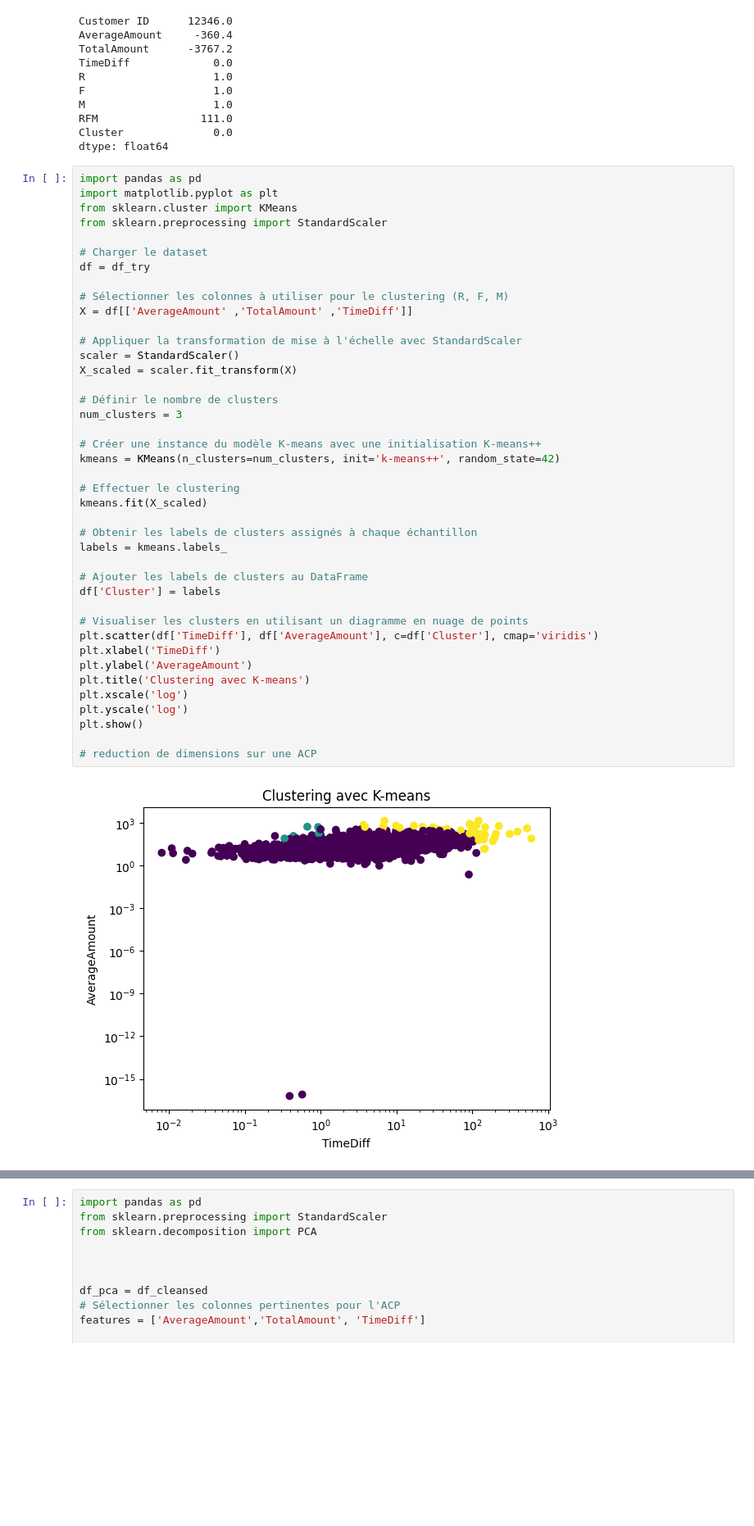
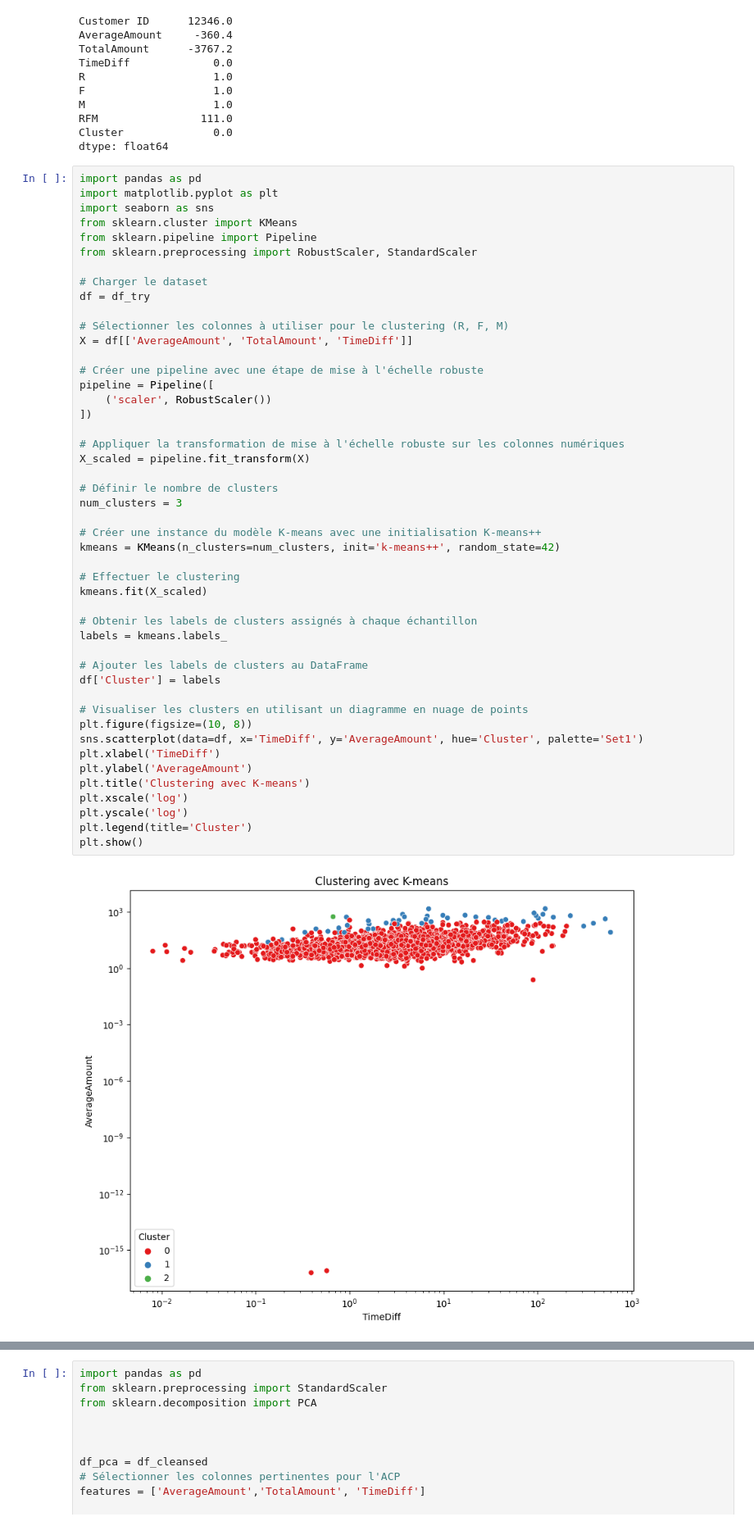
Before and after one commit to Evgeni1494/SegmentationClient, a Jupyter notebook: Clustering.ipynb, the cells around one changed output, grey strips where cells are left out. Shown at 82% size. Cells and saved outputs as stored; diff of their text form; blank space fills up the shorter version.

Commit message:
Analyse du dataset au propre et Clustering

```diff
--- a/Clustering.ipynb
+++ b/Clustering.ipynb
@@ -192,46 +189,52 @@ dtype: float64
 # %%
 import pandas as pd
 import matplotlib.pyplot as plt
+import seaborn as sns
 from sklearn.cluster import KMeans
-from sklearn.preprocessing import StandardScaler
+from sklearn.pipeline import Pipeline
+from sklearn.preprocessing import RobustScaler, StandardScaler
 
 # Charger le dataset
 df = df_try
 
 # Sélectionner les colonnes à utiliser pour le clustering (R, F, M)
-X = df[['AverageAmount' ,'TotalAmount' ,'TimeDiff']]
+X = df[['AverageAmount', 'TotalAmount', 'TimeDiff']]
 
-# Appliquer la transformation de mise à l'échelle avec StandardScaler
-scaler = StandardScaler()
-X_scaled = scaler.fit_transform(X)
+# Créer une pipeline avec une étape de mise à l'échelle robuste
+pipeline = Pipeline([
+    ('scaler', RobustScaler())
+])
+
+# Appliquer la transformation de mise à l'échelle robuste sur les colonnes numériques
+X_scaled = pipeline.fit_transform(X)
 
 # Définir le nombre de clusters
 num_clusters = 3
 
 # Créer une instance du modèle K-means avec une initialisation K-means++
 kmeans = KMeans(n_clusters=num_clusters, init='k-means++', random_state=42)
 
 # Effectuer le clustering
 kmeans.fit(X_scaled)
 
 # Obtenir les labels de clusters assignés à chaque échantillon
 labels = kmeans.labels_
 
 # Ajouter les labels de clusters au DataFrame
 df['Cluster'] = labels
 
 # Visualiser les clusters en utilisant un diagramme en nuage de points
-plt.scatter(df['TimeDiff'], df['AverageAmount'], c=df['Cluster'], cmap='viridis')
+plt.figure(figsize=(10, 8))
+sns.scatterplot(data=df, x='TimeDiff', y='AverageAmount', hue='Cluster', palette='Set1')
 plt.xlabel('TimeDiff')
 plt.ylabel('AverageAmount')
 plt.title('Clustering avec K-means')
 plt.xscale('log')
 plt.yscale('log')
+plt.legend(title='Cluster')
 plt.show()
-
-# reduction de dimensions sur une ACP
 # %% [output]
-[figure, old version]
+[figure, new version]
 # %%
 
 
```
Also changed, not shown: parts of 9 cells of this notebook, 2 other files.
